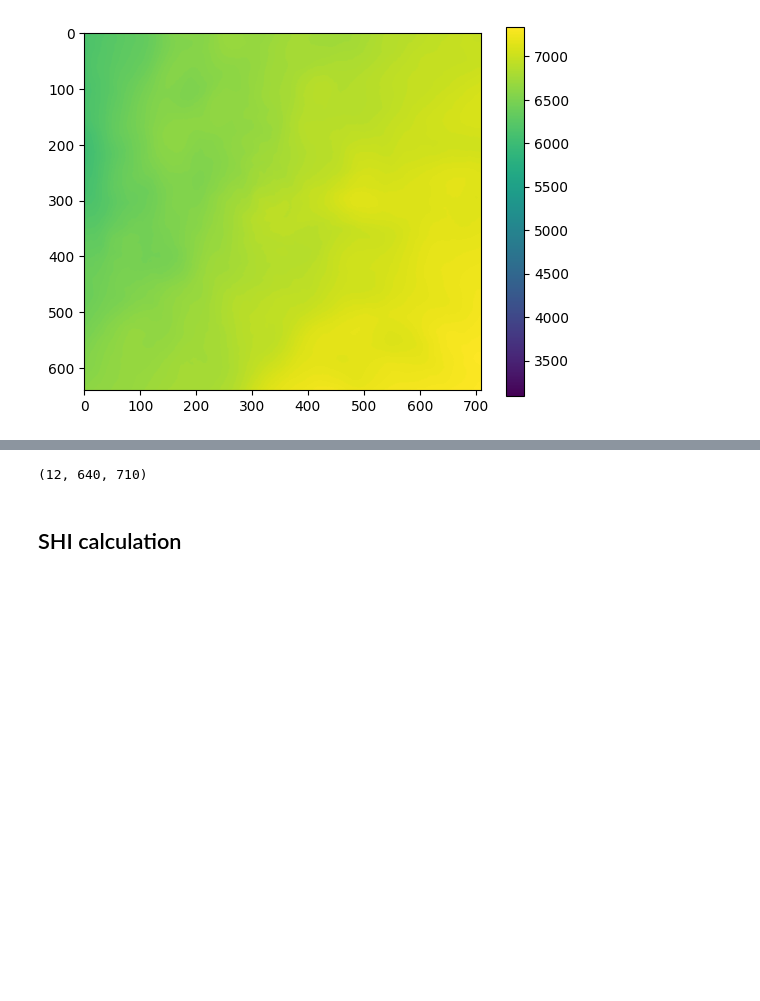
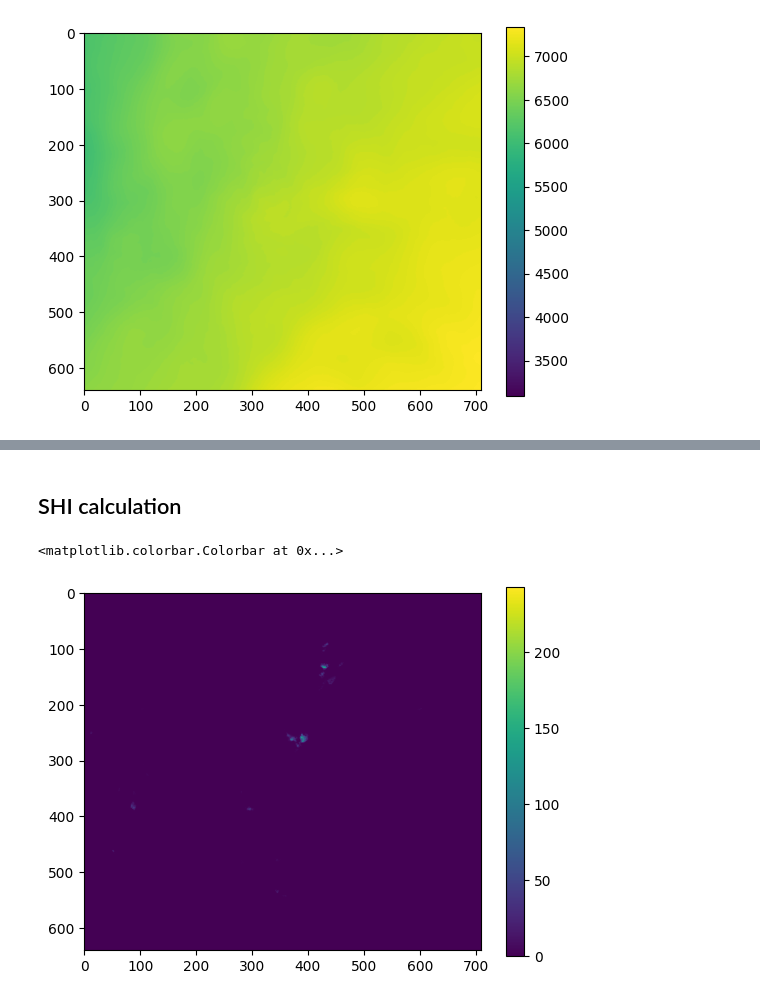
Before and after one commit to timschmi95/scClimCSCS, a Jupyter notebook: calc_SHI_example.ipynb, the cells around one changed output, grey strips where cells are left out. Drawn from its saved outputs; the diff is of its cells as text; code cells hidden in the pictures; blank space fills up the shorter version.

```diff
--- a/calc_SHI_example.ipynb
+++ b/calc_SHI_example.ipynb
@@ -97,7 +70,3 @@ OZC_h12
-# %%
-dBZ_3d.shape
-# %% [output]
-(12, 640, 710)
 # %% [markdown]
 ## SHI calculation
 # %%
@@ -150,0 +156,29 @@ def SHI(h_arr,Z_arr):
+# %%
+def get_SHI(timestamp,height_levels=None):
+
+    #"HZT" =  #Freezing level
+    level_0deg = prepare_gridded_radar_data_from_zip(product="HZT", timestamp=timestamp)
+
+    #get an approximate height of the -20deg line assuming a standard atmosphere (lapse rate of 6.5K/km) https://en.wikipedia.org/wiki/International_Standard_Atmosphere
+    delta_height = 20 / 6.5 * 1000  #20K / (6.5 K/km) *1000 m/km =
+    approx_m20deg = level_0deg+delta_height
+
+    # Define default height levels (1 to 12 km)  (above it get's worse in quality and thunderstorms rarely reach these heights)
+    if height_levels is None:
+        height_levels = np.arange(1,12+1)
+
+    #get Reflectivity CAPPI from all selected heights
+    dBZ_3d = np.empty(shape=(len(height_levels),level_0deg.shape[0],level_0deg.shape[1]))
+    for i,height in enumerate(height_levels):
+        grid = prepare_gridded_radar_data_from_zip(product=f"OZC_h{height}", timestamp=timestamp)
+        dBZ_3d[i,:,:] = grid
+
+    shi = SHI(height_levels*1e3,np.nan_to_num(dBZ_3d),h0_2d=level_0deg,hm20_2d=approx_m20deg)
+    return shi
+# %%
+shi1 = get_SHI(timestamp)
+plt.imshow(shi1)
+plt.colorbar()
+# %% [output]
+<matplotlib.colorbar.Colorbar at 0x...>
+[figure, added]
```
Also changed, not shown: parts of 11 cells of this notebook.
